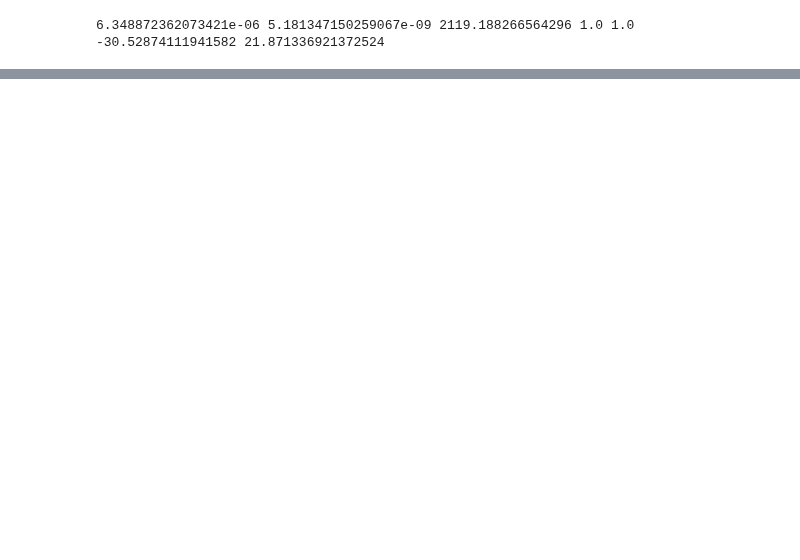
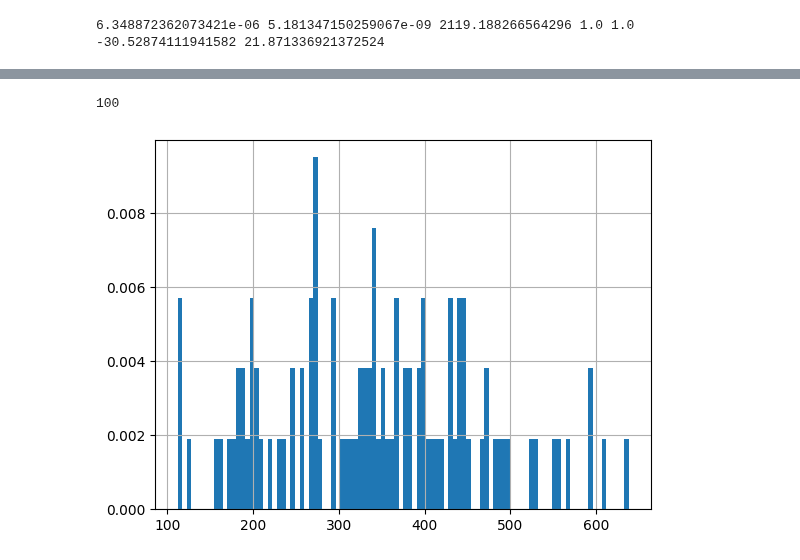
Before and after one commit to benfox4543/YB-zeeman-slower, a Jupyter notebook: zeeman slower_yb(fix after loosing good one).ipynb, the cells around one changed output, grey strips where cells are left out. Cells and saved outputs as stored; diff of their text form; code cells hidden in the pictures; blank space fills up the shorter version.

```diff
--- a/zeeman slower_yb(fix after loosing good one).ipynb
+++ b/zeeman slower_yb(fix after loosing good one).ipynb
@@ -542,0 +414,28 @@ capture.append([c,s])
+# %%
+# Constants
+k_B = 1.38065e-23  # Boltzmann constant in J/K
+mass_amu = 173  # Atomic mass of Yb-173
+mass_kg = mass_amu * 1.66054e-27  # Convert to kilograms
+temperature = 405 + 273.15  # Convert Celsius to Kelvin
+
+# Velocity Probability Function
+def p(m, T, v):
+    return (m / (k_B * T))**2 * np.exp(-m * v**2 / (2 * k_B * T)) * (v**3) / 2
+# %%
+class MaxwellBoltzmann(rv_continuous):
+    def _pdf(self, v):
+        return p(mass_kg, temperature, v)
+
+# Define the custom distribution
+maxwell_boltzmann = MaxwellBoltzmann(a=0, name="Maxwell-Boltzmann")
+# %%
+size = 100# Number of samples
+velocities = maxwell_boltzmann.rvs(size=size)
+
+# Display the sampled velocities
+print(len(velocities))
+plt.hist(velocities, bins=100, density=True)
+plt.grid()
+# %% [output]
+100
+[figure, added]
```
Also changed, not shown: parts of 41 cells of this notebook, 2 other files.
